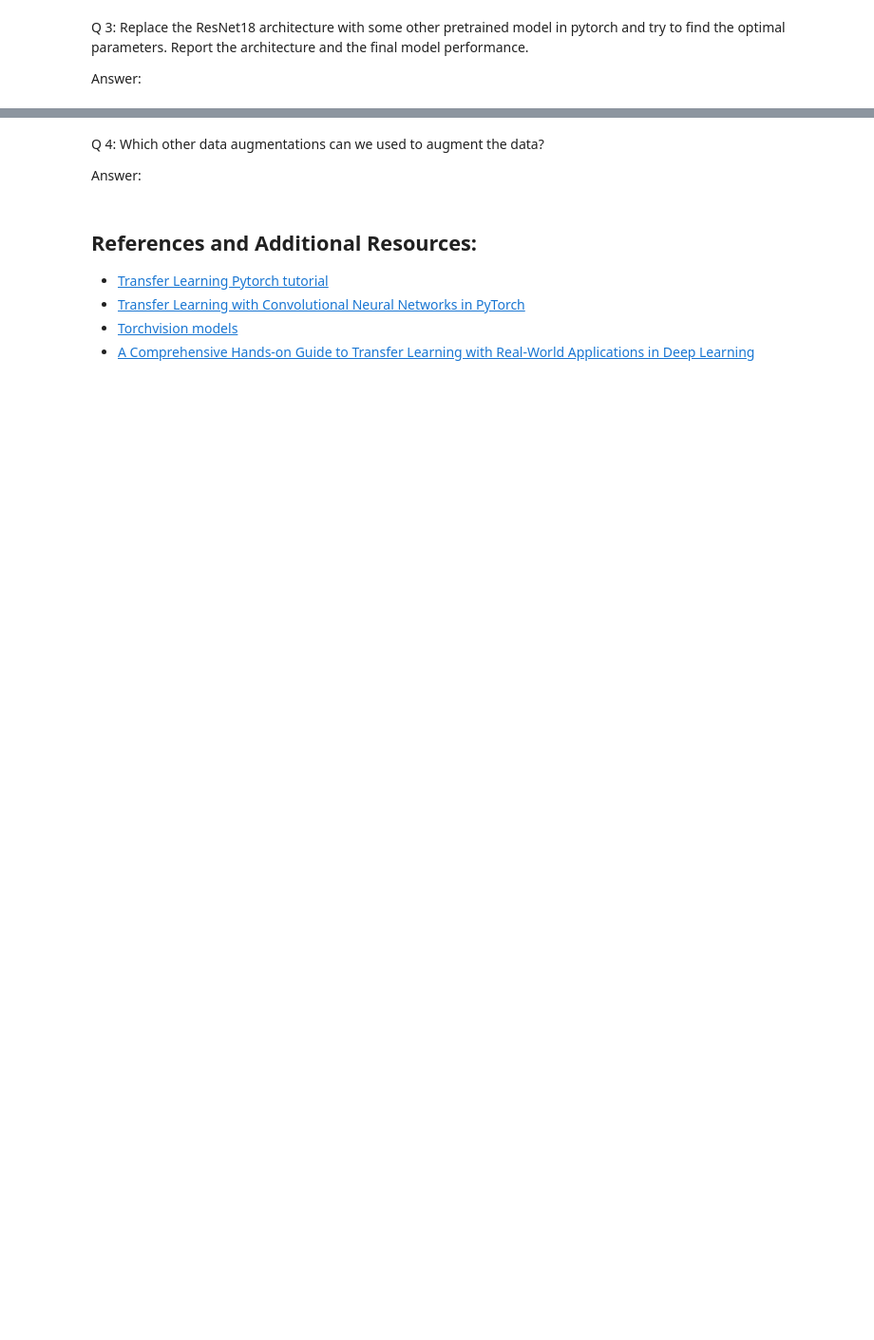
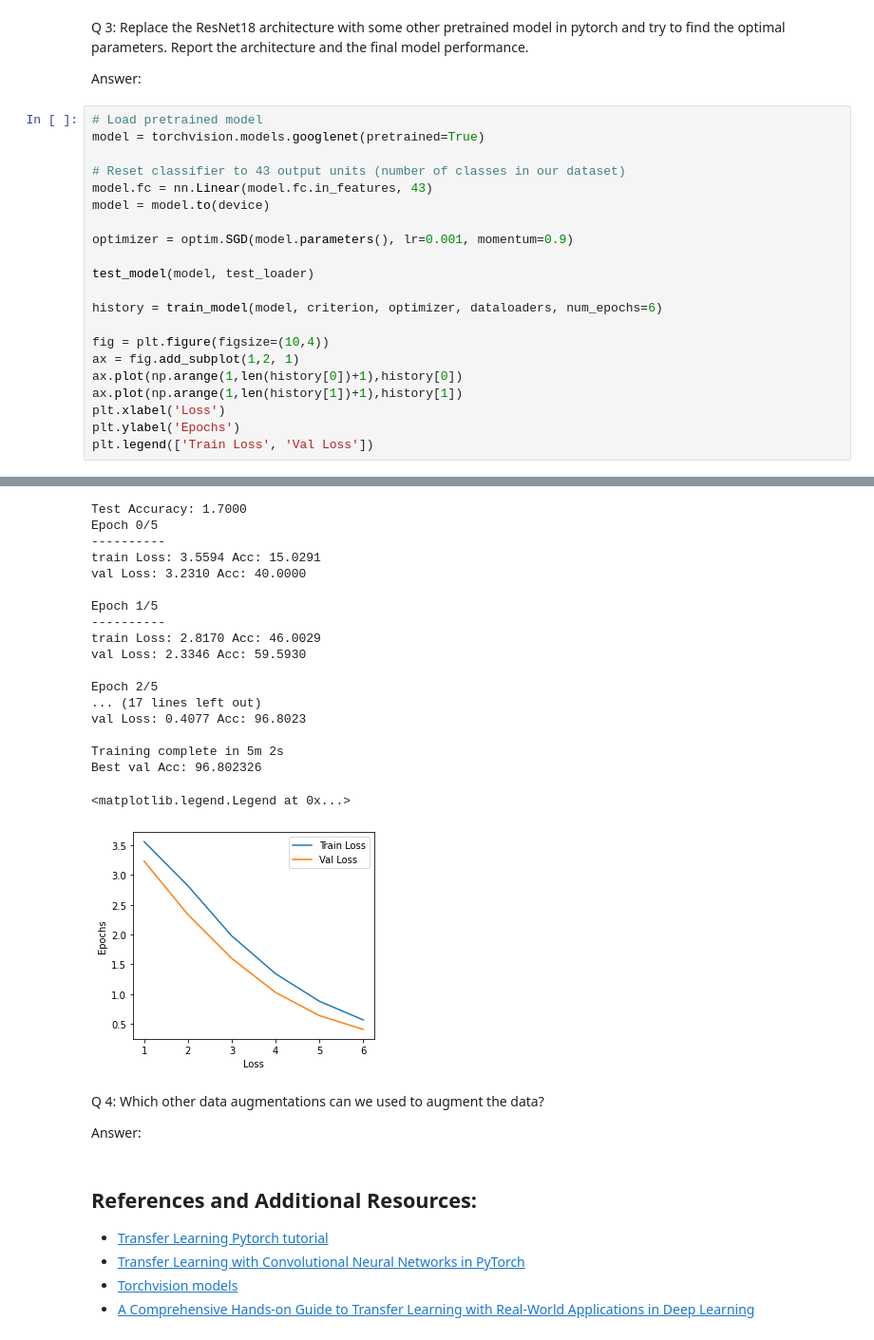
Before and after one commit to vikasvr1997/fmml2021, a Jupyter notebook: Lab_17.ipynb, the cells around one changed output, grey strips where cells are left out. Shown: that part at 95% size. Cells and saved outputs as stored; diff of their text form; blank space fills up the shorter version.

```diff
--- a/Lab_17.ipynb
+++ b/Lab_17.ipynb
@@ -584,3 +593,25 @@ Answer:
 Q 3: Replace the ResNet18 architecture with some other pretrained model in pytorch and try to find the optimal parameters. Report the architecture and the final model performance.
 
 Answer:
+# %%
+# Load pretrained model
+model = torchvision.models.googlenet(pretrained=True)
+
+# Reset classifier to 43 output units (number of classes in our dataset)
+model.fc = nn.Linear(model.fc.in_features, 43)
+model = model.to(device)
+
+optimizer = optim.SGD(model.parameters(), lr=0.001, momentum=0.9)
+
+test_model(model, test_loader)
+
+history = train_model(model, criterion, optimizer, dataloaders, num_epochs=6)
+
+fig = plt.figure(figsize=(10,4))
+ax = fig.add_subplot(1,2, 1)
+ax.plot(np.arange(1,len(history[0])+1),history[0])
+ax.plot(np.arange(1,len(history[1])+1),history[1])
+plt.xlabel('Loss')
+plt.ylabel('Epochs')
+plt.legend(['Train Loss', 'Val Loss'])
+# %% [output]
@@ -587,3 +619,22 @@ Answer:
+Test Accuracy: 1.7000
+Epoch 0/5
+----------
+train Loss: 3.5594 Acc: 15.0291
+val Loss: 3.2310 Acc: 40.0000
+
+Epoch 1/5
+----------
+train Loss: 2.8170 Acc: 46.0029
+val Loss: 2.3346 Acc: 59.5930
+
+Epoch 2/5
+... (17 lines left out)
+val Loss: 0.4077 Acc: 96.8023
+
+Training complete in 5m 2s
+Best val Acc: 96.802326
+<matplotlib.legend.Legend at 0x...>
+[figure, added]
 # %% [markdown]
 Q 4: Which other data augmentations can we used to augment the data?
 
```
Also changed, not shown: parts of 13 cells of this notebook.
